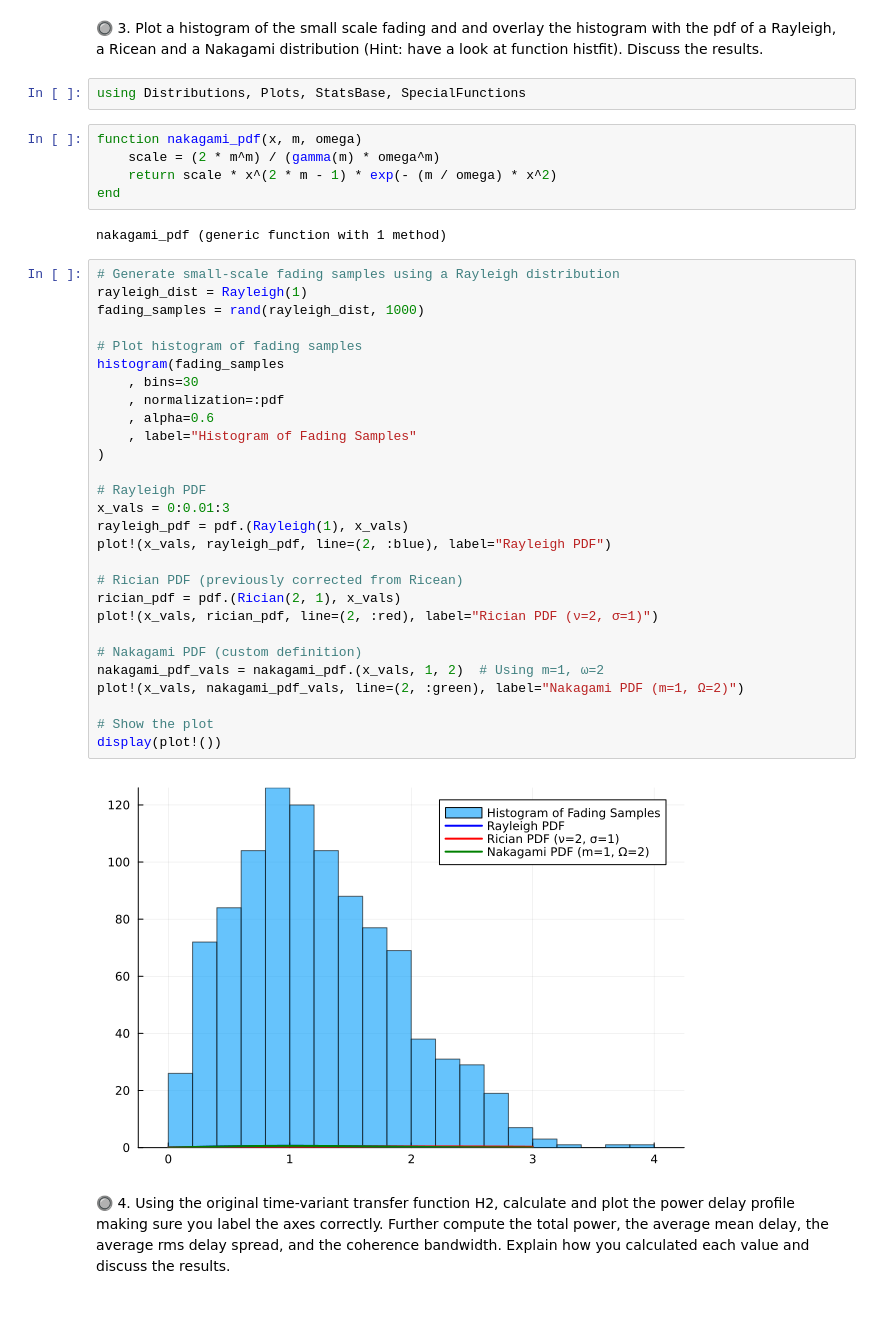
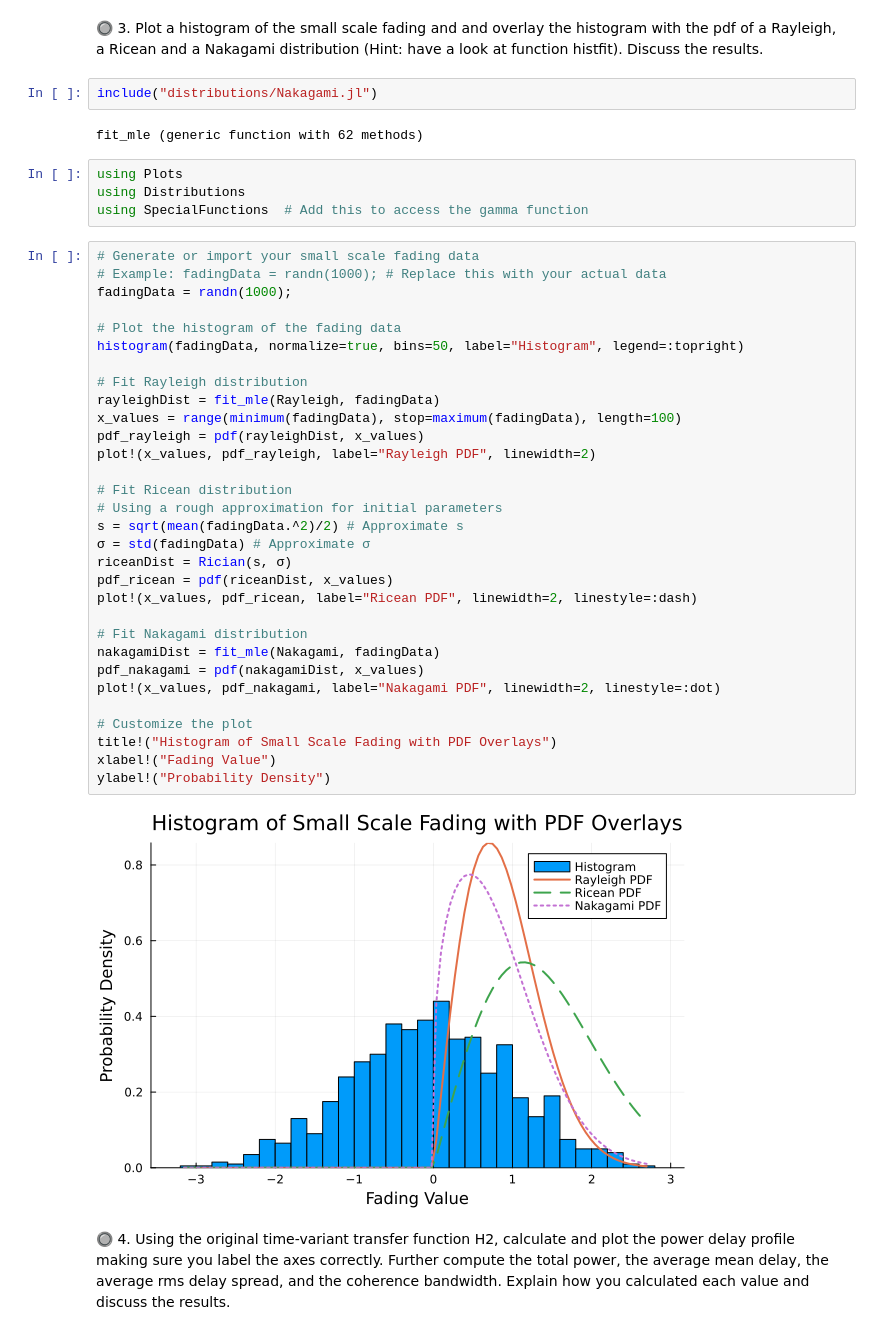
Before and after one commit to setrar/RADIO, a Jupyter notebook: Assignements/2/REPORT.ipynb, the cells around one changed output. Saved outputs shown, nothing was run; the diff lists cells and outputs as text.

```diff
--- a/Assignements/2/REPORT.ipynb
+++ b/Assignements/2/REPORT.ipynb
@@ -81,45 +80,47 @@ title!("PDF of Large Scale Fading Overlay on Histogram Data")
 [figure]
 # %% [markdown]
 &#x1F518; 3. Plot a histogram of the small scale fading and and overlay the histogram with the pdf of a Rayleigh, a Ricean and a Nakagami distribution (Hint: have a look at function histfit). Discuss the results.
-# %%
-using Distributions, Plots, StatsBase, SpecialFunctions
-# %%
-function nakagami_pdf(x, m, omega)
-    scale = (2 * m^m) / (gamma(m) * omega^m)
-    return scale * x^(2 * m - 1) * exp(- (m / omega) * x^2)
-end
-# %% [output]
-nakagami_pdf (generic function with 1 method)
-# %%
-# Generate small-scale fading samples using a Rayleigh distribution
-rayleigh_dist = Rayleigh(1)
-fading_samples = rand(rayleigh_dist, 1000)
-
-# Plot histogram of fading samples
-histogram(fading_samples
-    , bins=30
-    , normalization=:pdf
-    , alpha=0.6
-    , label="Histogram of Fading Samples"
-)
-
-# Rayleigh PDF
-x_vals = 0:0.01:3
-rayleigh_pdf = pdf.(Rayleigh(1), x_vals)
-plot!(x_vals, rayleigh_pdf, line=(2, :blue), label="Rayleigh PDF")
-
-# Rician PDF (previously corrected from Ricean)
-rician_pdf = pdf.(Rician(2, 1), x_vals)
-plot!(x_vals, rician_pdf, line=(2, :red), label="Rician PDF (ν=2, σ=1)")
-
-# Nakagami PDF (custom definition)
-nakagami_pdf_vals = nakagami_pdf.(x_vals, 1, 2)  # Using m=1, ω=2
-plot!(x_vals, nakagami_pdf_vals, line=(2, :green), label="Nakagami PDF (m=1, Ω=2)")
-
-# Show the plot
-display(plot!())
-# %% [output]
-[figure, removed]
+# %%
+include("distributions/Nakagami.jl")
+# %% [output]
+fit_mle (generic function with 62 methods)
+# %%
+using Plots
+using Distributions
+using SpecialFunctions  # Add this to access the gamma function
+# %%
+# Generate or import your small scale fading data
+# Example: fadingData = randn(1000); # Replace this with your actual data
+fadingData = randn(1000);
+
+# Plot the histogram of the fading data
+histogram(fadingData, normalize=true, bins=50, label="Histogram", legend=:topright)
+
+# Fit Rayleigh distribution
+rayleighDist = fit_mle(Rayleigh, fadingData)
+x_values = range(minimum(fadingData), stop=maximum(fadingData), length=100)
+pdf_rayleigh = pdf(rayleighDist, x_values)
+plot!(x_values, pdf_rayleigh, label="Rayleigh PDF", linewidth=2)
+
+# Fit Ricean distribution
+# Using a rough approximation for initial parameters
+s = sqrt(mean(fadingData.^2)/2) # Approximate s
+σ = std(fadingData) # Approximate σ
+riceanDist = Rician(s, σ)
+pdf_ricean = pdf(riceanDist, x_values)
+plot!(x_values, pdf_ricean, label="Ricean PDF", linewidth=2, linestyle=:dash)
+
+# Fit Nakagami distribution
+nakagamiDist = fit_mle(Nakagami, fadingData)
+pdf_nakagami = pdf(nakagamiDist, x_values)
+plot!(x_values, pdf_nakagami, label="Nakagami PDF", linewidth=2, linestyle=:dot)
+
+# Customize the plot
+title!("Histogram of Small Scale Fading with PDF Overlays")
+xlabel!("Fading Value")
+ylabel!("Probability Density")
+# %% [output]
+[figure, added]
 # %% [markdown]
 &#x1F518; 4. Using the original time-variant transfer function H2, calculate and plot the power delay profile making sure you label the axes correctly. Further compute the total power, the average mean delay, the average rms delay spread, and the coherence bandwidth. Explain how you calculated each value and discuss the results.
 # %% [markdown]
```
Also changed, not shown: parts of 1 cell of this notebook, 2 other files.
